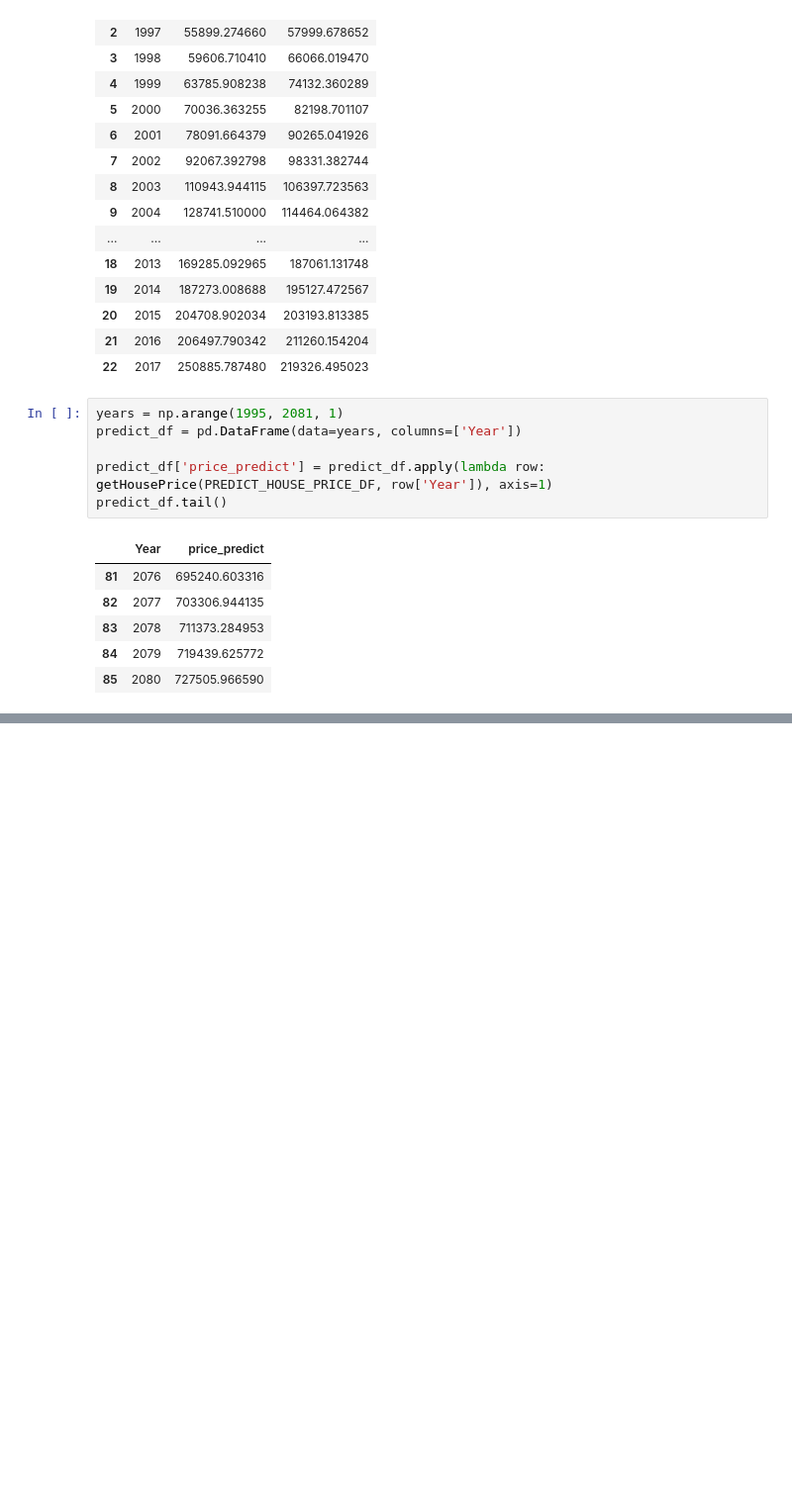
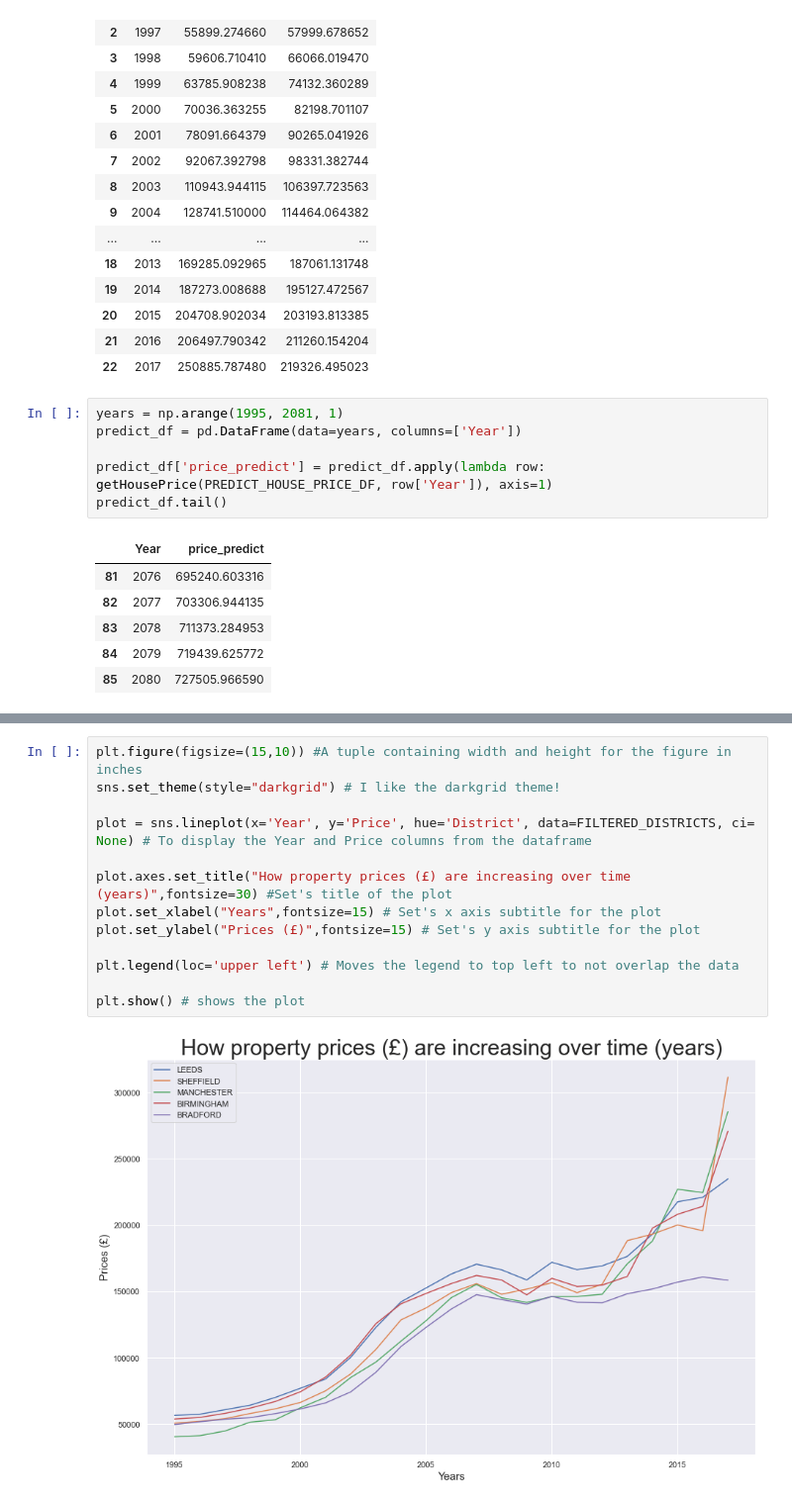
Before and after one commit to hakbar0/Data-Assessment-3, a Jupyter notebook: Data_Analysis_Project_3.ipynb, the cells around one changed output, grey strips where cells are left out. Shown at 99% size. Saved outputs shown, nothing was run; the diff lists cells and outputs as text; blank space fills up the shorter version.

```diff
--- a/Data_Analysis_Project_3.ipynb
+++ b/Data_Analysis_Project_3.ipynb
@@ -548,0 +569,15 @@ is dramatically illustrated._
+# %%
+plt.figure(figsize=(15,10)) #A tuple containing width and height for the figure in inches
+sns.set_theme(style="darkgrid") # I like the darkgrid theme!
+
+plot = sns.lineplot(x='Year', y='Price', hue='District', data=FILTERED_DISTRICTS, ci= None) # To display the Year and Price columns from the dataframe
+
+plot.axes.set_title("How property prices (£) are increasing over time (years)",fontsize=30) #Set's title of the plot
+plot.set_xlabel("Years",fontsize=15) # Set's x axis subtitle for the plot
+plot.set_ylabel("Prices (£)",fontsize=15) # Set's y axis subtitle for the plot
+
+plt.legend(loc='upper left') # Moves the legend to top left to not overlap the data
+
+plt.show() # shows the plot
+# %% [output]
+[figure, added]
```
Also changed, not shown: parts of 28 cells of this notebook.
